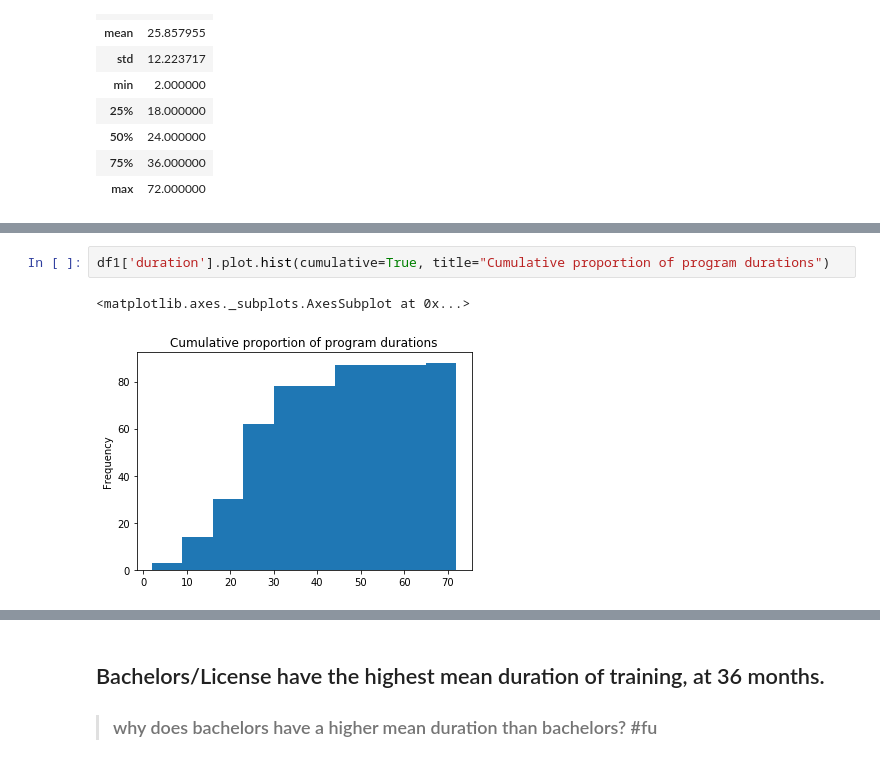
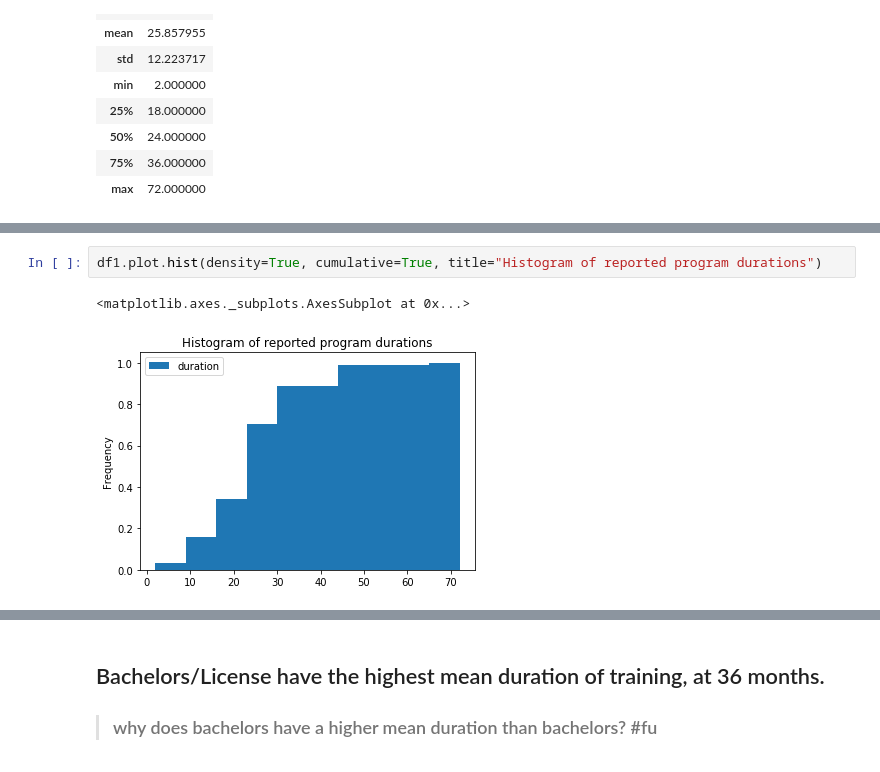
Before and after one commit to lawtj/npa, a Jupyter notebook: npa data.ipynb, the cells around one changed output, grey strips where cells are left out. Drawn from its saved outputs; the diff is of its cells as text.

```diff
--- a/npa data.ipynb
+++ b/npa data.ipynb
@@ -312,5 +341,5 @@ df1.describe()
 # %%
-df1['duration'].plot.hist(cumulative=True, title="Cumulative proportion of program durations")
+df1.plot.hist(density=True, cumulative=True, title="Histogram of reported program durations")
 # %% [output]
 <matplotlib.axes._subplots.AxesSubplot at 0x...>
-[figure, old version]
+[figure, new version]
```
Also changed, not shown: parts of 37 cells of this notebook.
